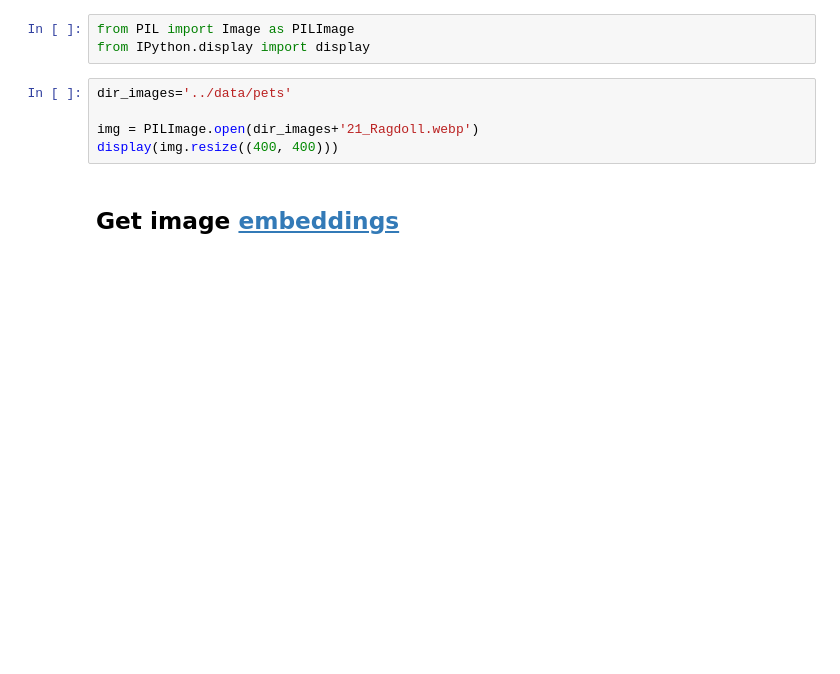
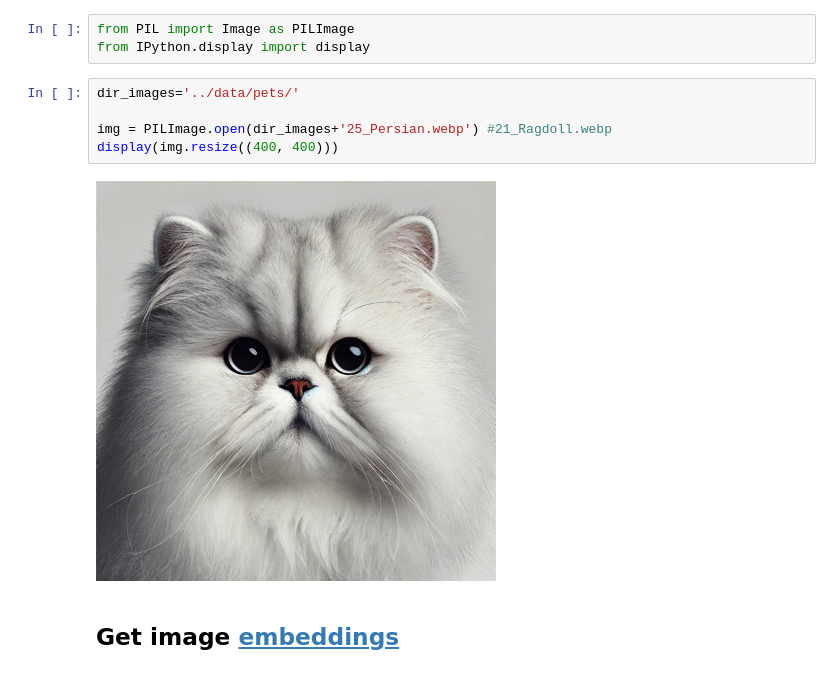
Before and after one commit to SaiNithesh/sap-community-developer-june-challenge-hana-multimodel, a Jupyter notebook: notebooks/challenges/week3_1_import.ipynb, the cells around one changed output. Drawn from its saved outputs; the diff is of its cells as text; blank space fills up the shorter version.

```diff
--- a/notebooks/challenges/week3_1_import.ipynb
+++ b/notebooks/challenges/week3_1_import.ipynb
@@ -12,10 +12,12 @@ You will be working on a set of machine-generated images of the most popular (ag
 from PIL import Image as PILImage
 from IPython.display import display
 # %%
-dir_images='../data/pets'
+dir_images='../data/pets/'
 
-img = PILImage.open(dir_images+'21_Ragdoll.webp')
+img = PILImage.open(dir_images+'25_Persian.webp') #21_Ragdoll.webp
 display(img.resize((400, 400)))
+# %% [output]
+[figure, added]
 # %% [markdown]
 ## Get image [embeddings](https://help.sap.com/docs/hana-cloud-database/sap-hana-cloud-sap-hana-database-vector-engine-guide/vectors-vector-embeddings-and-metrics)
 # %% [markdown]
```
Also changed, not shown: parts of 14 cells of this notebook, 3 other files.
